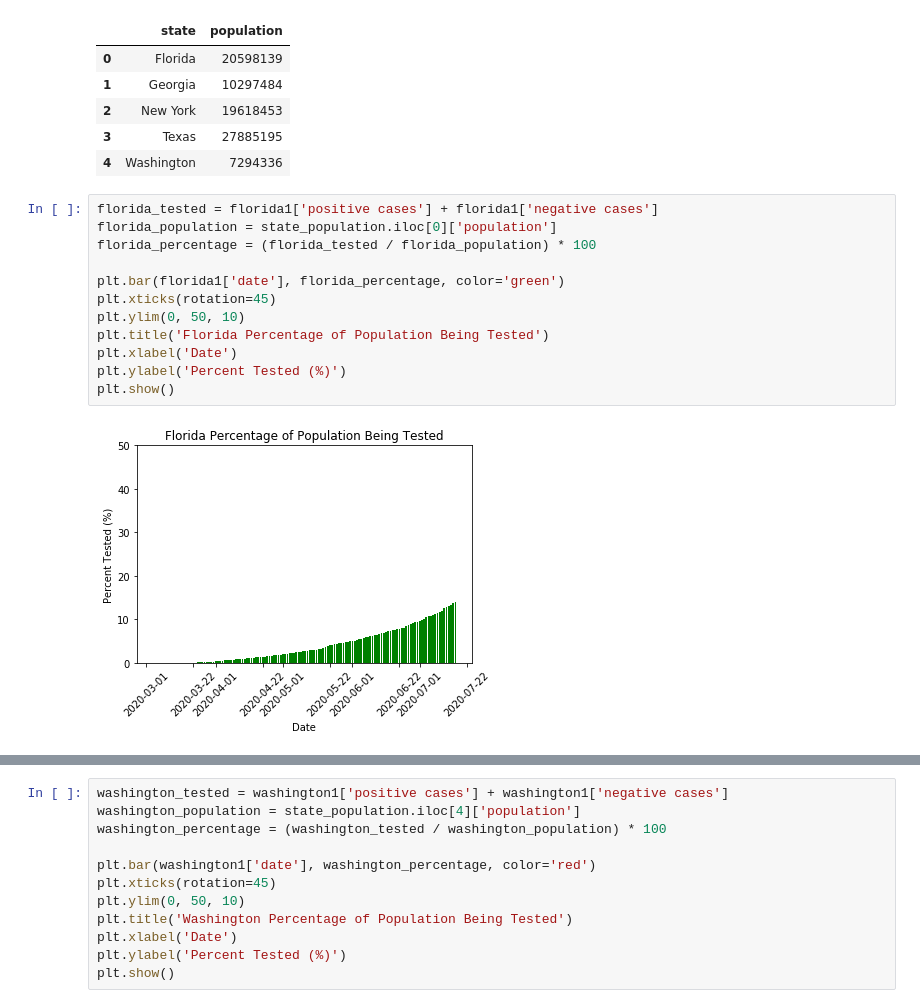
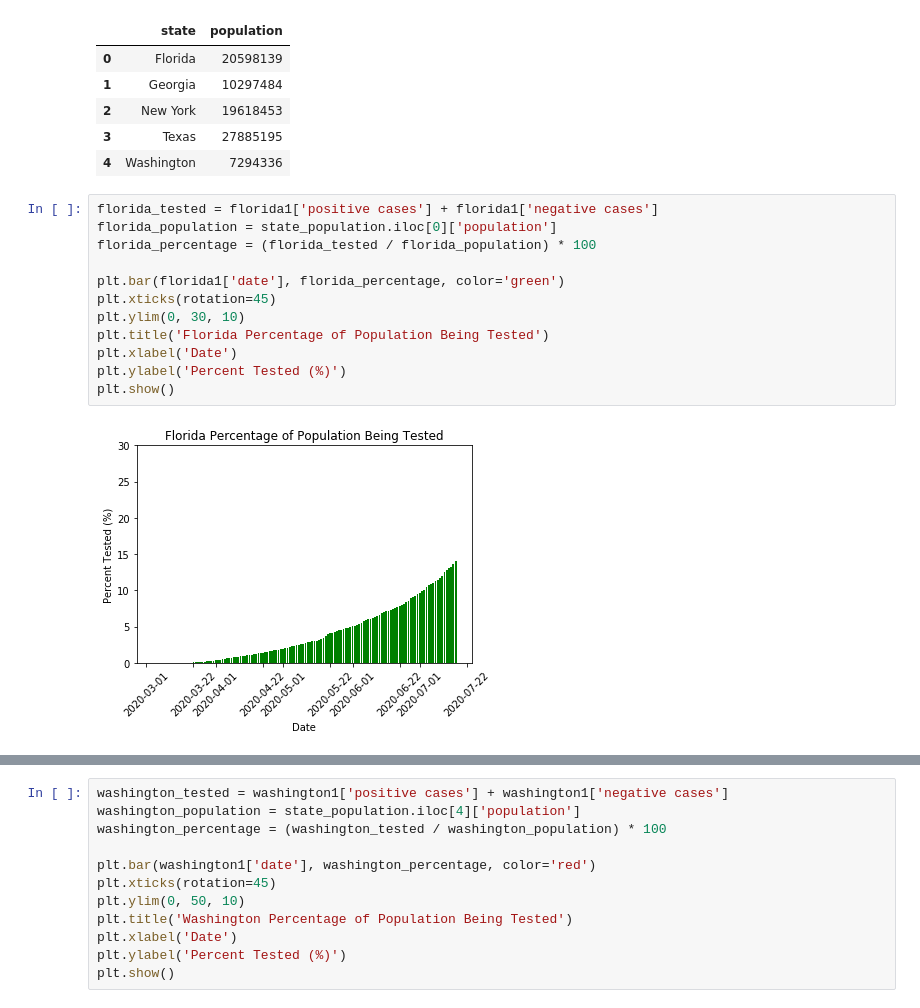
Before and after one commit to Emily-Keymon/Group-Project, a Jupyter notebook: Covid-19 Analysis and Visualizations.ipynb, the cells around one changed output, grey strips where cells are left out. Cells and saved outputs as stored; diff of their text form.

```diff
--- a/Covid-19 Analysis and Visualizations.ipynb
+++ b/Covid-19 Analysis and Visualizations.ipynb
@@ -181,17 +181,17 @@ state_population
 # %%
 florida_tested = florida1['positive cases'] + florida1['negative cases']
 florida_population = state_population.iloc[0]['population']
 florida_percentage = (florida_tested / florida_population) * 100
 
 plt.bar(florida1['date'], florida_percentage, color='green')
 plt.xticks(rotation=45)
-plt.ylim(0, 50, 10)
+plt.ylim(0, 30, 10)
 plt.title('Florida Percentage of Population Being Tested')
 plt.xlabel('Date')
 plt.ylabel('Percent Tested (%)')
 plt.show()
 # %% [output]
-[figure, old version]
+[figure, new version]
 # %%
 georgia_tested = georgia1['positive cases'] + georgia1['negative cases']
 georgia_population = state_population.iloc[1]['population']
```
Also changed, not shown: parts of 3 cells of this notebook.
